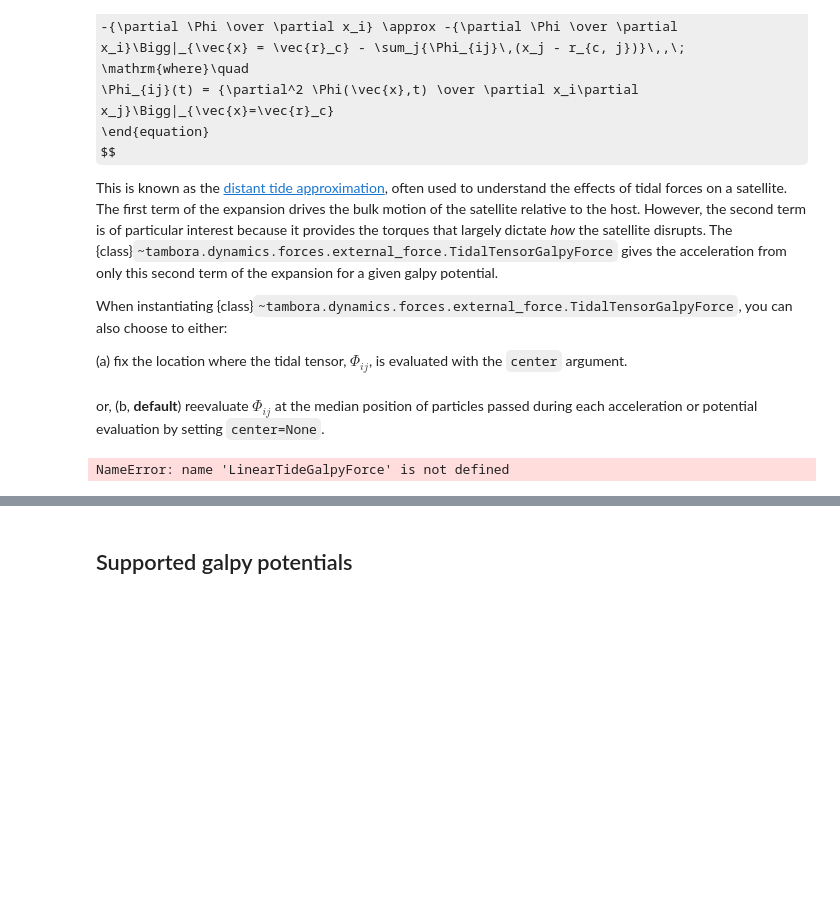
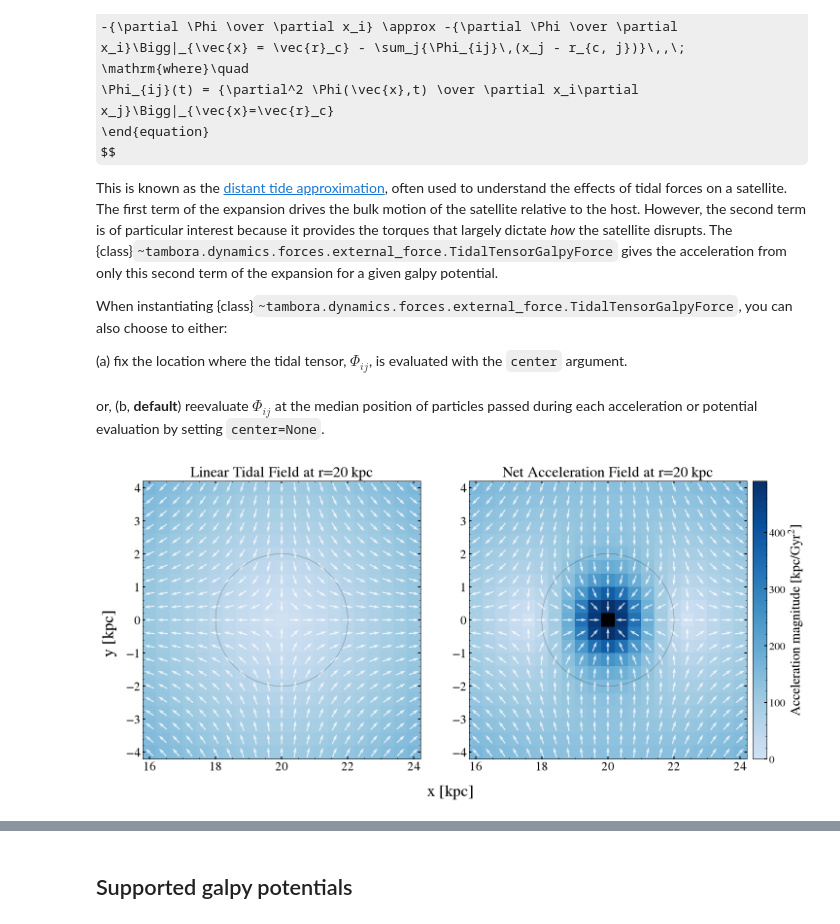
Before and after one commit to sgpfaff/ezfalcon, a Jupyter notebook: docs/user_guide/external_conservative_forces.ipynb, the cells around one changed output, grey strips where cells are left out. Saved outputs shown, nothing was run; the diff lists cells and outputs as text; code cells hidden in the pictures; some formulas as TeX source; blank space fills up the shorter version.

```diff
--- a/docs/user_guide/external_conservative_forces.ipynb
+++ b/docs/user_guide/external_conservative_forces.ipynb
@@ -261,7 +261,7 @@ sat_pot_galpy = MovingObjectPotential(o, pot=pp) # Plummer centered at (20,0,0)
 sat_pot_galpy.turn_physical_on()
 
 from tambora.dynamics import ExternalGalpyPotential
-ex_nfw_field_20kpc = LinearTideGalpyForce(pot, [20, 0, 0])
+ex_nfw_field_20kpc = TidalTensorGalpyForce(pot, [20, 0, 0])
 sat_pot_force_20kpc = ExternalGalpyPotential(sat_pot_galpy)
 nx, ny = 21, 21
 buffer = 2 * rtide.value
@@ -311,34 +311,34 @@ for axi, U, V, mag, title in panels:
     axi.quiver(
         X_20kpc, Y_20kpc, U_hat, V_hat,
         angles='xy',
         scale_units='xy',
         scale=1.0 / arrow_len,
         width=0.004,
         alpha=0.8,
         color='white',
         pivot='mid',
     )
     axi.add_patch(Circle((20, 0), float(rtide.value),
                          edgecolor='black', facecolor='none', linewidth=0.5, alpha=0.5))
     axi.set_aspect('equal')
     axi.set_title(title, fontsize=22)
     # append a colorbar slot to each panel so both stay the same size; the
     # appended axes matches the (square) panel height exactly.
     divider = make_axes_locatable(axi)
     caxes.append(divider.append_axes("right", size="5%", pad=0.12))
 
 caxes[0].axis('off')  # hide the left slot; only draw the shared colorbar on the right
 cb = fig.colorbar(pcm, cax=caxes[1])
 cb.set_label('Acceleration magnitude [kpc/Gyr$^2$]', fontsize=20)
 cb.ax.tick_params(labelsize=16)
 
 fig.supxlabel("x [kpc]", fontsize=24)
 fig.supylabel("y [kpc]", fontsize=24)
 
 plt.tight_layout()
 plt.show()
 # %% [output]
-NameError: name 'LinearTideGalpyForce' is not defined
+[figure, added]
 # %%
 import numpy as np, astropy.units as u
 from galpy.potential import PlummerPotential, MovingObjectPotential, NullPotential
```
Also changed, not shown: parts of 1 cell of this notebook, 1 other file.
